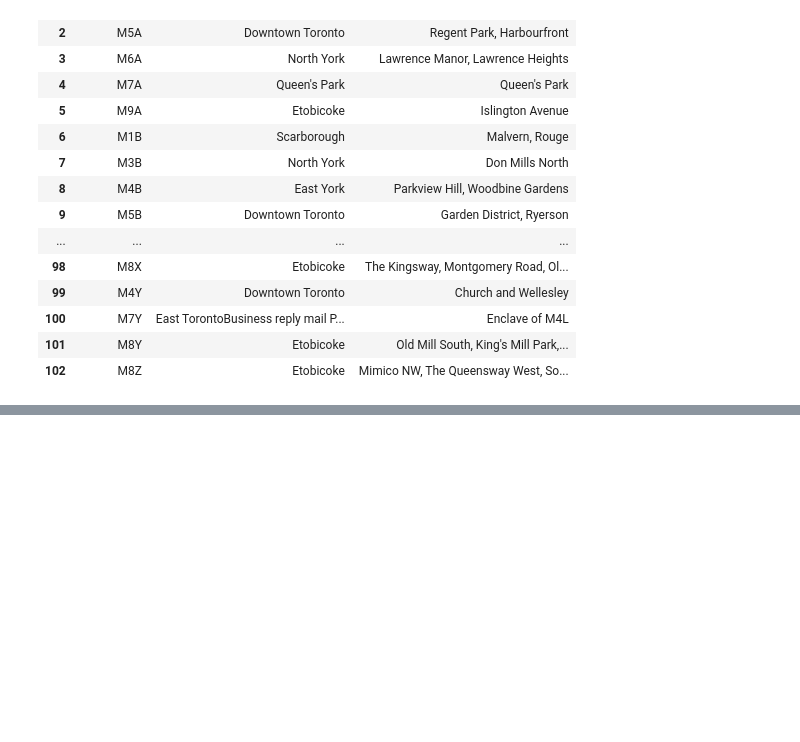
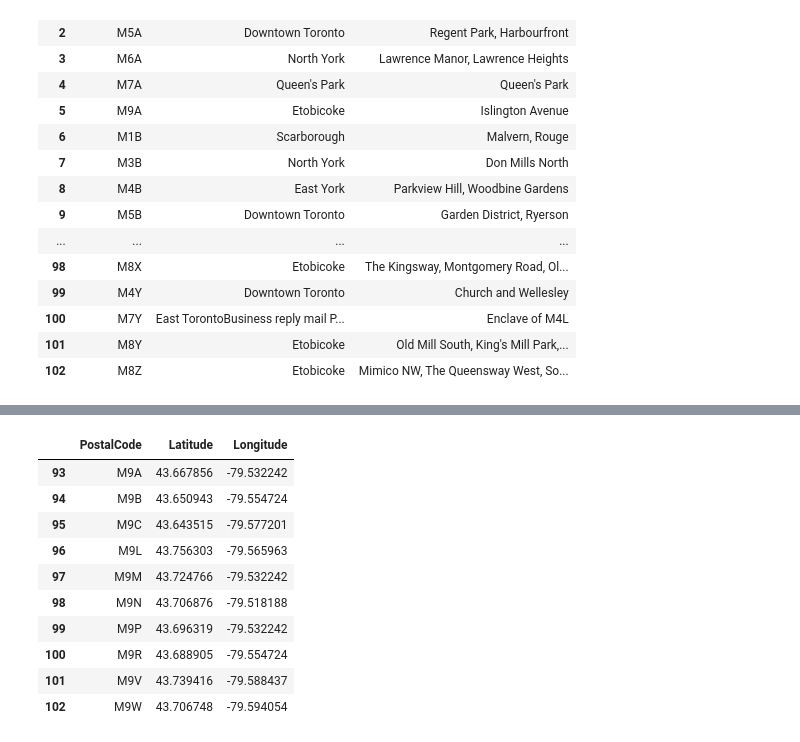
Before and after one commit to diegofermh4/Coursera_Capstone, a Jupyter notebook: Segmenting and Clustering Neighborhoods in Toronto.ipynb, the cells around one changed output, grey strips where cells are left out. Cells and saved outputs as stored; diff of their text form; code cells hidden in the pictures; blank space fills up the shorter version.

```diff
--- a/Segmenting and Clustering Neighborhoods in Toronto.ipynb
+++ b/Segmenting and Clustering Neighborhoods in Toronto.ipynb
@@ -85,0 +88,4 @@ toronto_data
+# %%
+# Load coordinate data from CSV
+geo_df = pd.read_csv('http://cocl.us/Geospatial_data')
+geo_df.tail()
@@ -85,0 +99,16 @@ toronto_data
+# %%
+#Rename Postal Code to PostCode of geo_df
+geo_df2 = geo_df.rename({'Postal Code':'PostalCode'}, axis=1)
+geo_df2.tail(10)
+# %% [output]
+|  | PostalCode | Latitude | Longitude |
+| 93 | M9A | 43.667856 | -79.532242 |
+| 94 | M9B | 43.650943 | -79.554724 |
+| 95 | M9C | 43.643515 | -79.577201 |
+| 96 | M9L | 43.756303 | -79.565963 |
+| 97 | M9M | 43.724766 | -79.532242 |
+| 98 | M9N | 43.706876 | -79.518188 |
+| 99 | M9P | 43.696319 | -79.532242 |
+| 100 | M9R | 43.688905 | -79.554724 |
+| 101 | M9V | 43.739416 | -79.588437 |
+| 102 | M9W | 43.706748 | -79.594054 |
```
Also changed, not shown: parts of 10 cells of this notebook.
